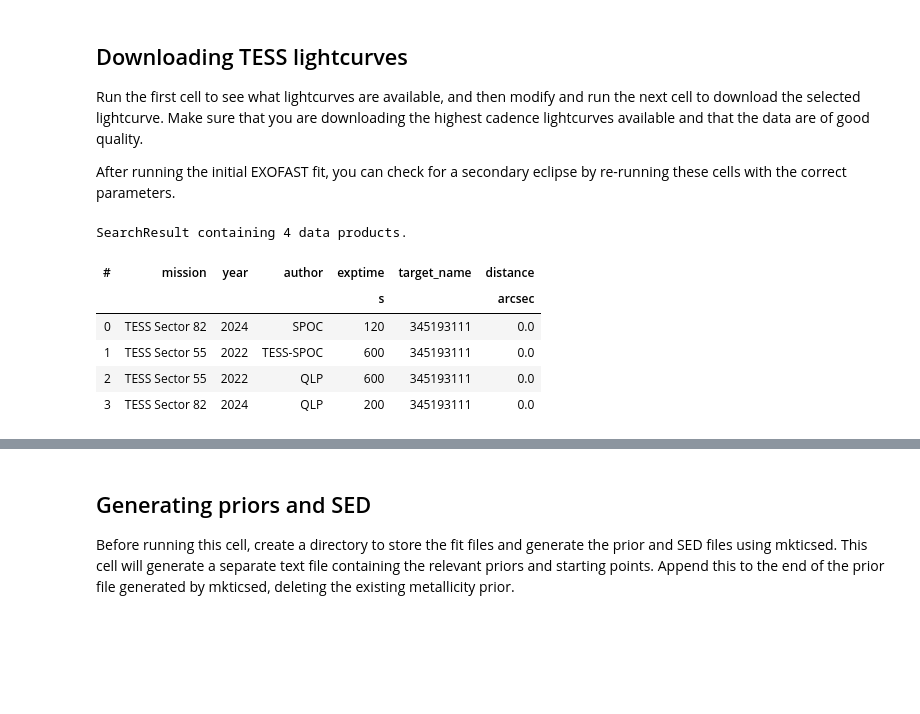
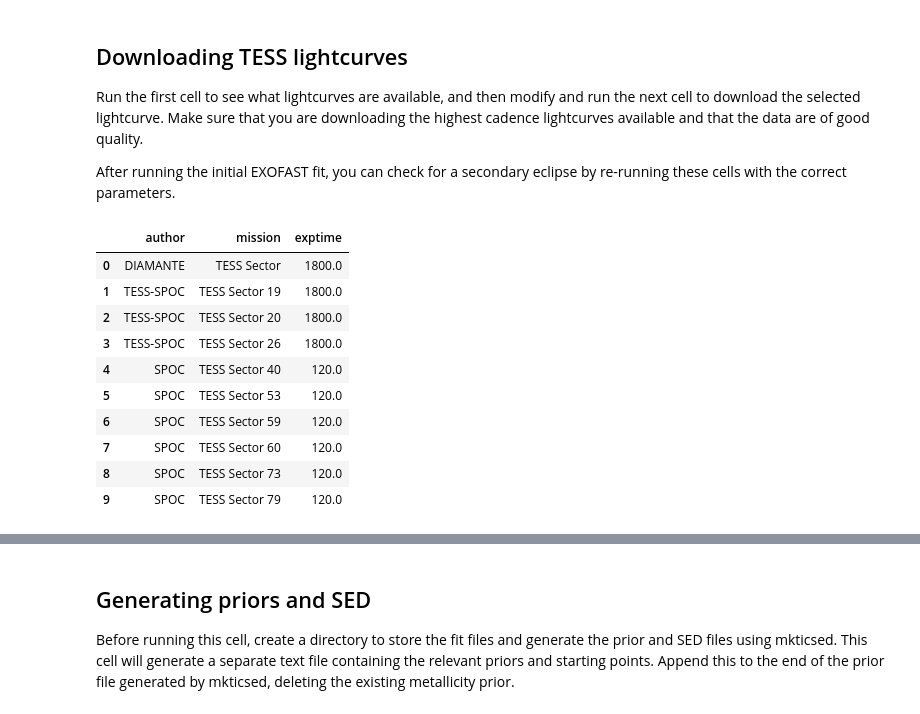
Before and after one commit to jackschulte/exofast_tools, a Jupyter notebook: scripts/setup_fit.ipynb, the cells around one changed output, grey strips where cells are left out. Saved outputs shown, nothing was run; the diff lists cells and outputs as text; code cells hidden in the pictures; blank space fills up the shorter version.

```diff
--- a/scripts/setup_fit.ipynb
+++ b/scripts/setup_fit.ipynb
@@ -36,14 +36,36 @@ remake_rvfile(path, u.m/u.s, output_filename=outpath+f'{ticid}.{rv_instrument.up
 Run the first cell to see what lightcurves are available, and then modify and run the next cell to download the selected lightcurve. Make sure that you are downloading the highest cadence lightcurves available and that the data are of good quality.
 
 After running the initial EXOFAST fit, you can check for a secondary eclipse by re-running these cells with the correct parameters.
-# %%
-lk.search_lightcurve(f'TIC {ticid}')
-# %% [output]
-SearchResult containing 4 data products.
-| # | mission | year | author | exptime | target_name | distance |
-|  |  |  |  | s |  | arcsec |
-| 0 | TESS Sector 82 | 2024 | SPOC | 120 | 345193111 | 0.0 |
-| 1 | TESS Sector 55 | 2022 | TESS-SPOC | 600 | 345193111 | 0.0 |
-| 2 | TESS Sector 55 | 2022 | QLP | 600 | 345193111 | 0.0 |
-| 3 | TESS Sector 82 | 2024 | QLP | 200 | 345193111 | 0.0 |
+# %%
+search_result = lk.search_lightcurve(f'TIC {ticid}')
+df = search_result.table.to_pandas()
+pd.set_option('display.max_rows', None)  # Show all rows
+df = df[['author', 'mission', 'exptime']] # keep only relevant columns
+
+# Filter the results to prefer SPOC, then TESS-SPOC, then QLP. If none of these exist, return all available data
+def filter_spoc(group):
+    if (group['author'] == 'SPOC').any():
+        return group[group['author'] == 'SPOC']
+    elif (group['author'] == 'TESS-SPOC').any():
+        return group[group['author'] == 'TESS-SPOC']
+    elif (group['author'] == 'QLP').any():
+        return group[group['author'] == 'QLP']
+    else:
+        return group
+
+filtered_df = df.groupby('mission', group_keys=False).apply(filter_spoc).reset_index(drop=True)
+display(filtered_df.sort_values(by='mission')) # filtered data, sorted by TESS sector
+# display(df.sort_values(by='mission').reset_index(drop=True)) # all data, sorted by TESS sector
+# %% [output]
+|  | author | mission | exptime |
+| 0 | DIAMANTE | TESS Sector | 1800.0 |
+| 1 | TESS-SPOC | TESS Sector 19 | 1800.0 |
+| 2 | TESS-SPOC | TESS Sector 20 | 1800.0 |
+| 3 | TESS-SPOC | TESS Sector 26 | 1800.0 |
+| 4 | SPOC | TESS Sector 40 | 120.0 |
+| 5 | SPOC | TESS Sector 53 | 120.0 |
+| 6 | SPOC | TESS Sector 59 | 120.0 |
+| 7 | SPOC | TESS Sector 60 | 120.0 |
+| 8 | SPOC | TESS Sector 73 | 120.0 |
+| 9 | SPOC | TESS Sector 79 | 120.0 |
 # %%
```
Also changed, not shown: parts of 4 cells of this notebook.
